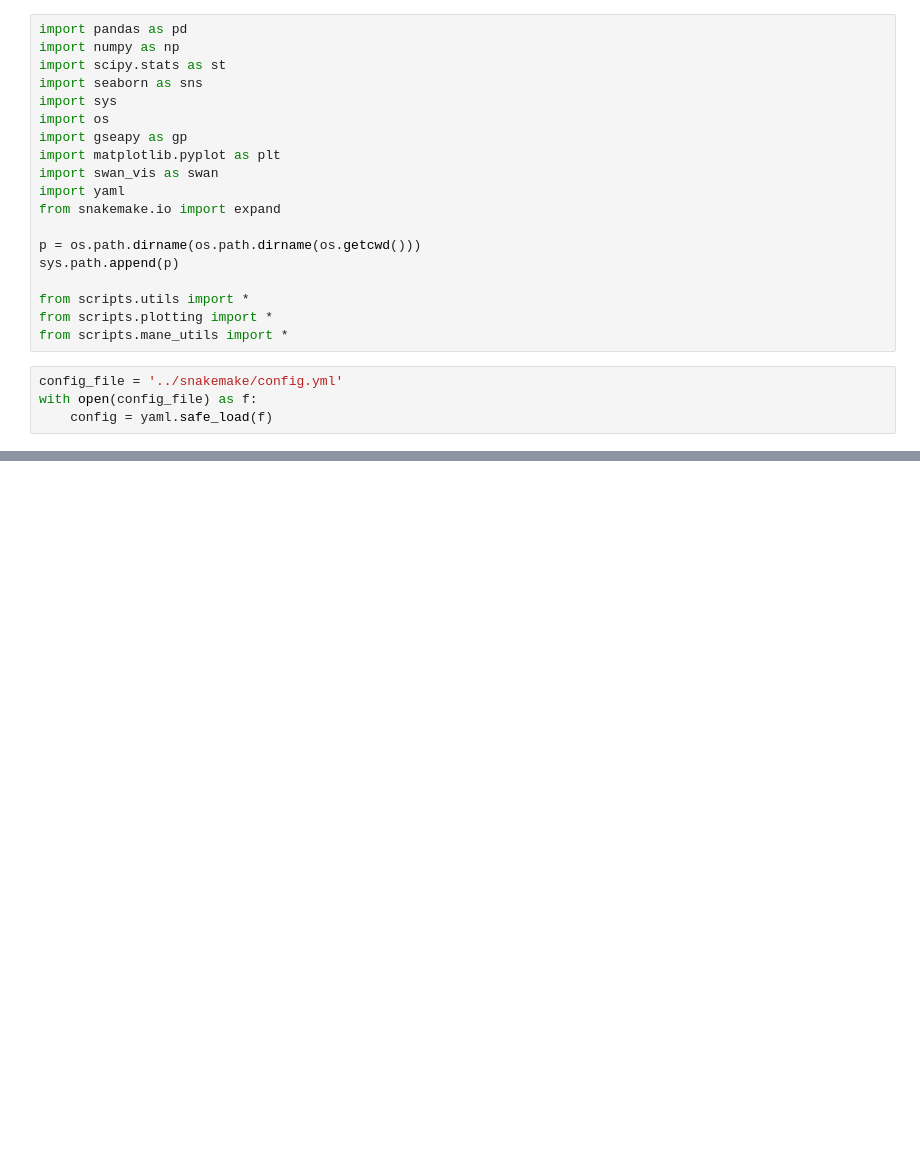
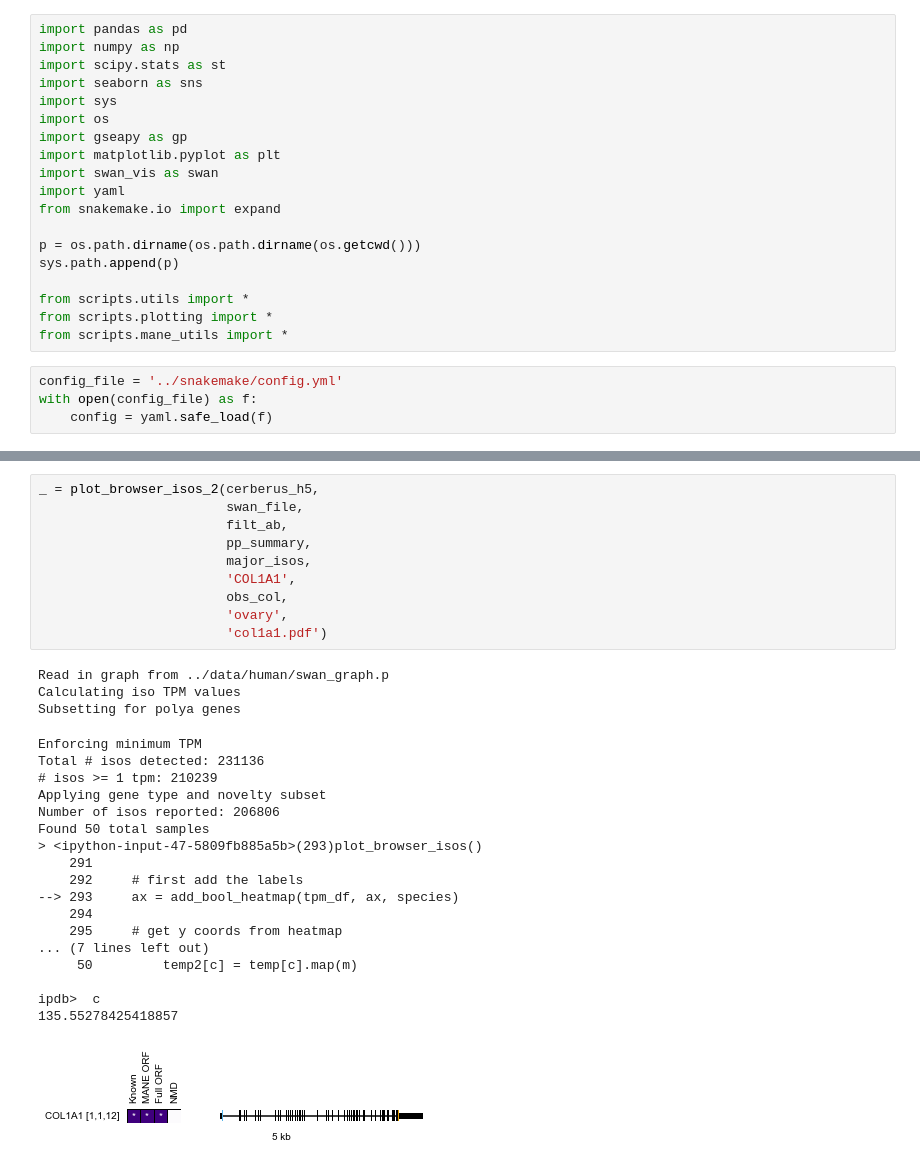
Before and after one commit to fairliereese/paper_rnawg, a Jupyter notebook: figures/fig2/dev.ipynb, the cells around one changed output, grey strips where cells are left out. Cells and saved outputs as stored; diff of their text form; blank space fills up the shorter version.

```diff
--- a/figures/fig2/dev.ipynb
+++ b/figures/fig2/dev.ipynb
@@ -437,0 +497,32 @@ def plot_browser_isos_2(h5,
+# %%
+_ = plot_browser_isos_2(cerberus_h5,
+                        swan_file,
+                        filt_ab,
+                        pp_summary,
+                        major_isos,
+                        'COL1A1',
+                        obs_col,
+                        'ovary',
+                        'col1a1.pdf')
+# %% [output]
+Read in graph from ../data/human/swan_graph.p
+Calculating iso TPM values
+Subsetting for polya genes
+Enforcing minimum TPM
+Total # isos detected: 231136
+# isos >= 1 tpm: 210239
+Applying gene type and novelty subset
+Number of isos reported: 206806
+Found 50 total samples
+> <ipython-input-47-5809fb885a5b>(293)plot_browser_isos()
+    291
+    292     # first add the labels
+--> 293     ax = add_bool_heatmap(tpm_df, ax, species)
+    294
+    295     # get y coords from heatmap
+... (7 lines left out)
+     50         temp2[c] = temp[c].map(m)
+
+ipdb>  c
+135.55278425418857
+[figure, added]
```
Also changed, not shown: parts of 26 cells of this notebook, 3 other files.
